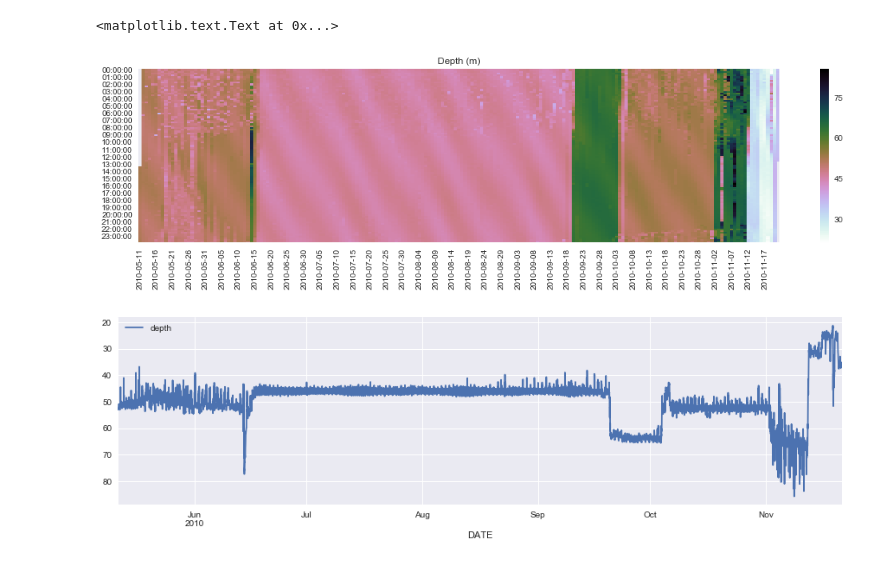
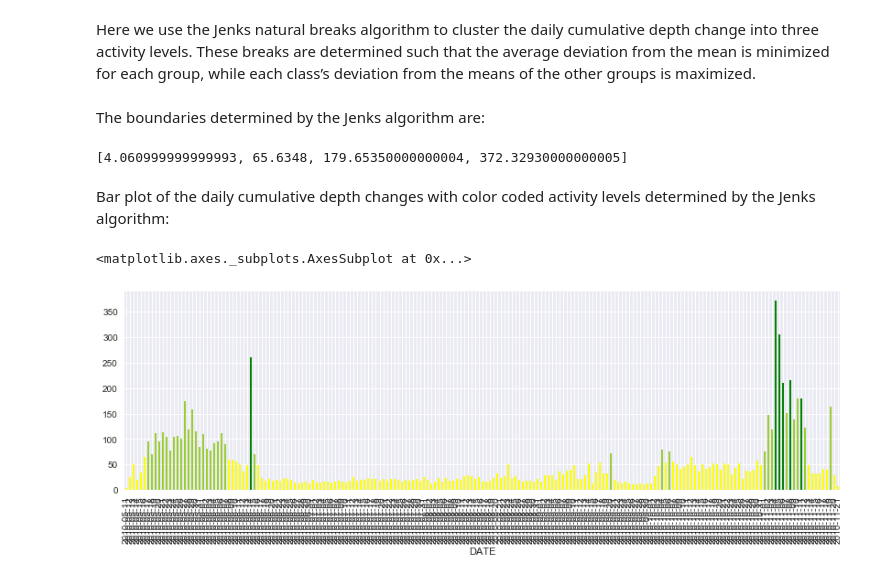
Before and after one commit to cliu3/Archival_tag_analyses, a Jupyter notebook: activity 2d-plot-15min.ipynb, the cells around one changed output. Drawn from its saved outputs; the diff is of its cells as text; code cells hidden in the pictures.

Commit message:
added Jenks on cod

```diff
--- a/activity 2d-plot-15min.ipynb
+++ b/activity 2d-plot-15min.ipynb
@@ -11,3 +133,23 @@ from astropy.time import Time
+# %% [markdown]
+Here we use the Jenks natural breaks algorithm to cluster the daily cumulative depth change into three activity levels. These breaks are determined such that the average deviation from the mean is minimized for each group, while each class’s deviation from the means of the other groups is maximized.
+# %%
+import jenkspy
+breaks = jenkspy.jenks_breaks(depth_change_sum.values, nb_class=3)
+# %% [markdown]
+The boundaries determined by the Jenks algorithm are:
+# %%
+breaks
+# %% [output]
+[4.060999999999993, 65.6348, 179.65350000000004, 372.32930000000005]
+# %% [markdown]
+Bar plot of the daily cumulative depth changes with color coded activity levels determined by the Jenks algorithm:
+# %%
+y_pred = np.piecewise(depth_change_sum.values, [depth_change_sum.values<=breaks[1], (depth_change_sum.values>breaks[1]) & (depth_change_sum.values<breaks[2]), depth_change_sum.values>breaks[2]], [2, 1, 0])
+colors = {0: 'green', 1: 'yellowgreen', 2: 'yellow'}
+depth_change_sum.plot(kind='bar', color=[colors[i] for i in y_pred], figsize=(14,4))
+# %% [output]
+<matplotlib.axes._subplots.AxesSubplot at 0x...>
+[figure, added]
 # %%
 def round_of_rating(number):
     return round(number * 2) / 2
@@ -37,16 +155,0 @@ data['depth_change'] = abs(data['depth'].diff())
-# %%
-groups = data['depth'].groupby(pd.TimeGrouper('D'))
-days = pd.DataFrame()
-for name, group in groups:
-    ts = pd.DataFrame({str(name.date()):group.values}, index=[val.time() for val in group.index])
-    days = pd.concat([days, ts], axis=1)
-plt.figure(figsize=(18, 4))
-ax = sns.heatmap(days, cmap='cubehelix_r', xticklabels=5, yticklabels=4)
-plt.title('Depth (m)')
-# %% [output]
-<matplotlib.text.Text at 0x...>
-[figure, removed]
-# %%
-data.plot(y='depth', figsize=(15,4)).invert_yaxis()
-# %% [output]
-[figure, removed]
```
Also changed, not shown: parts of 37 cells of this notebook, 2 other files.
